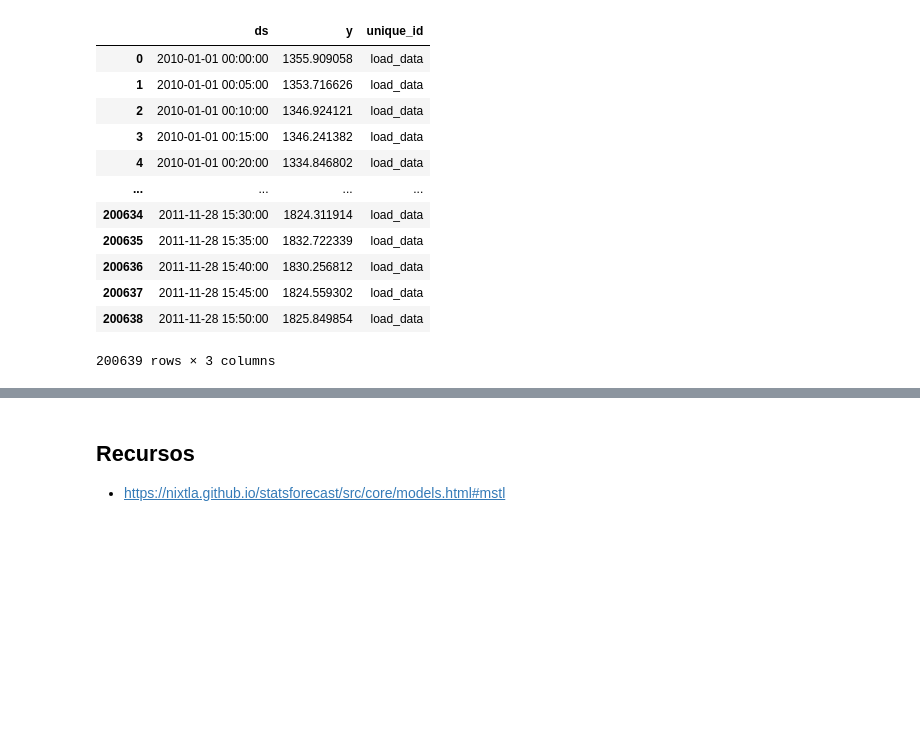
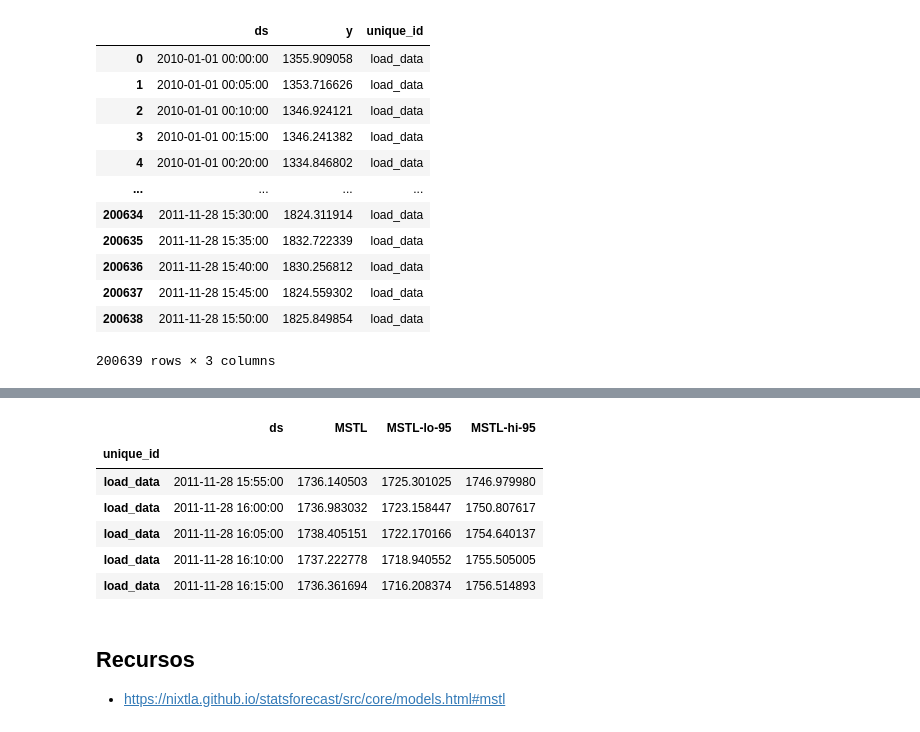
Before and after one commit to urieliram/analog, a Jupyter notebook: Nixtla_test/mstl.ipynb, the cells around one changed output, grey strips where cells are left out. Drawn from its saved outputs; the diff is of its cells as text; code cells hidden in the pictures; blank space fills up the shorter version.

Commit message:
Resultados de MSTL

```diff
--- a/Nixtla_test/mstl.ipynb
+++ b/Nixtla_test/mstl.ipynb
@@ -85,0 +91,11 @@ sf = sf.fit(df = df_nixtla)
+# %%
+forecasts = sf.predict(h = 288, level = [95])
+forecasts.head()
+# %% [output]
+|  | ds | MSTL | MSTL-lo-95 | MSTL-hi-95 |
+| unique_id |  |  |  |  |
+| load_data | 2011-11-28 15:55:00 | 1736.140503 | 1725.301025 | 1746.979980 |
+| load_data | 2011-11-28 16:00:00 | 1736.983032 | 1723.158447 | 1750.807617 |
+| load_data | 2011-11-28 16:05:00 | 1738.405151 | 1722.170166 | 1754.640137 |
+| load_data | 2011-11-28 16:10:00 | 1737.222778 | 1718.940552 | 1755.505005 |
+| load_data | 2011-11-28 16:15:00 | 1736.361694 | 1716.208374 | 1756.514893 |
```
Also changed, not shown: parts of 2 cells of this notebook.
